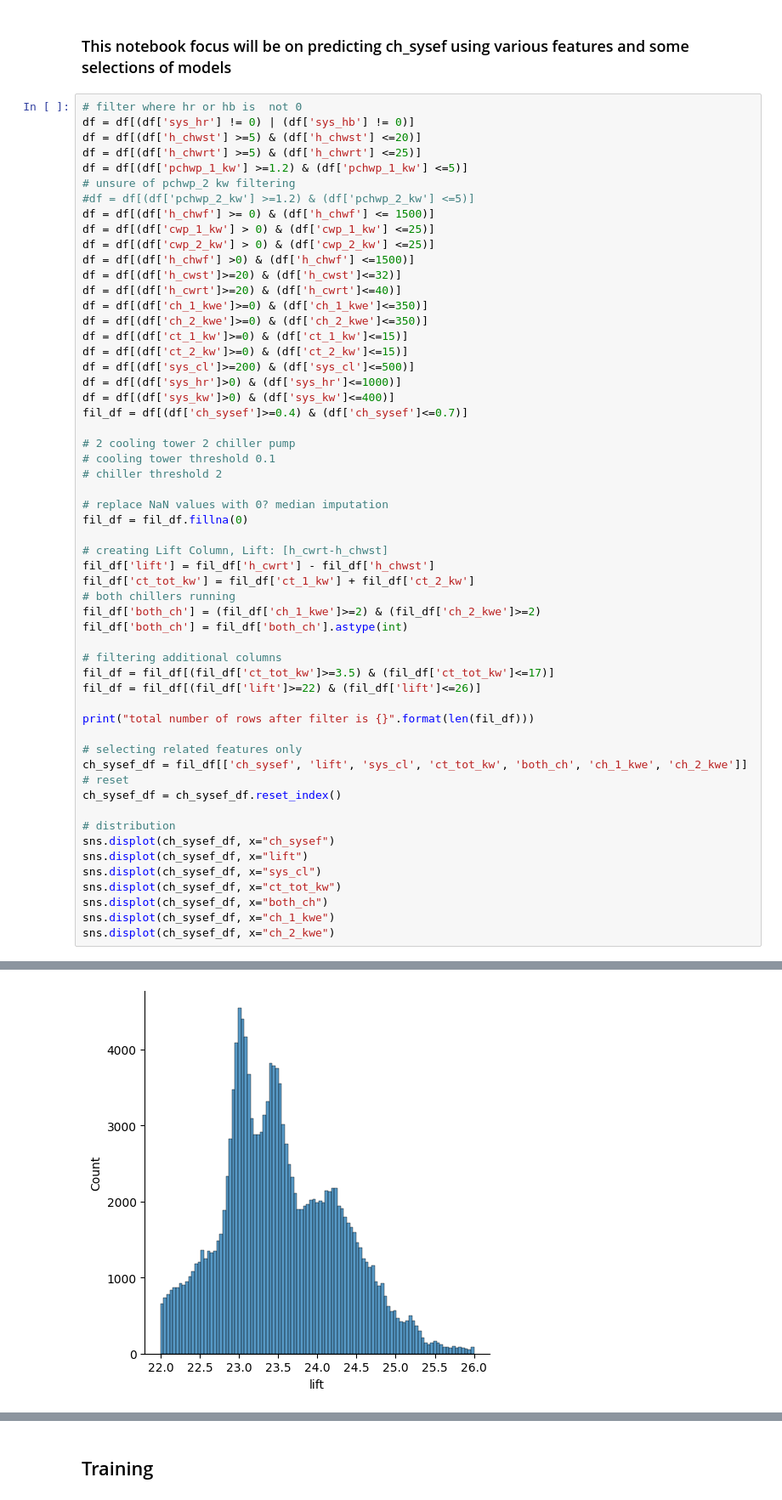
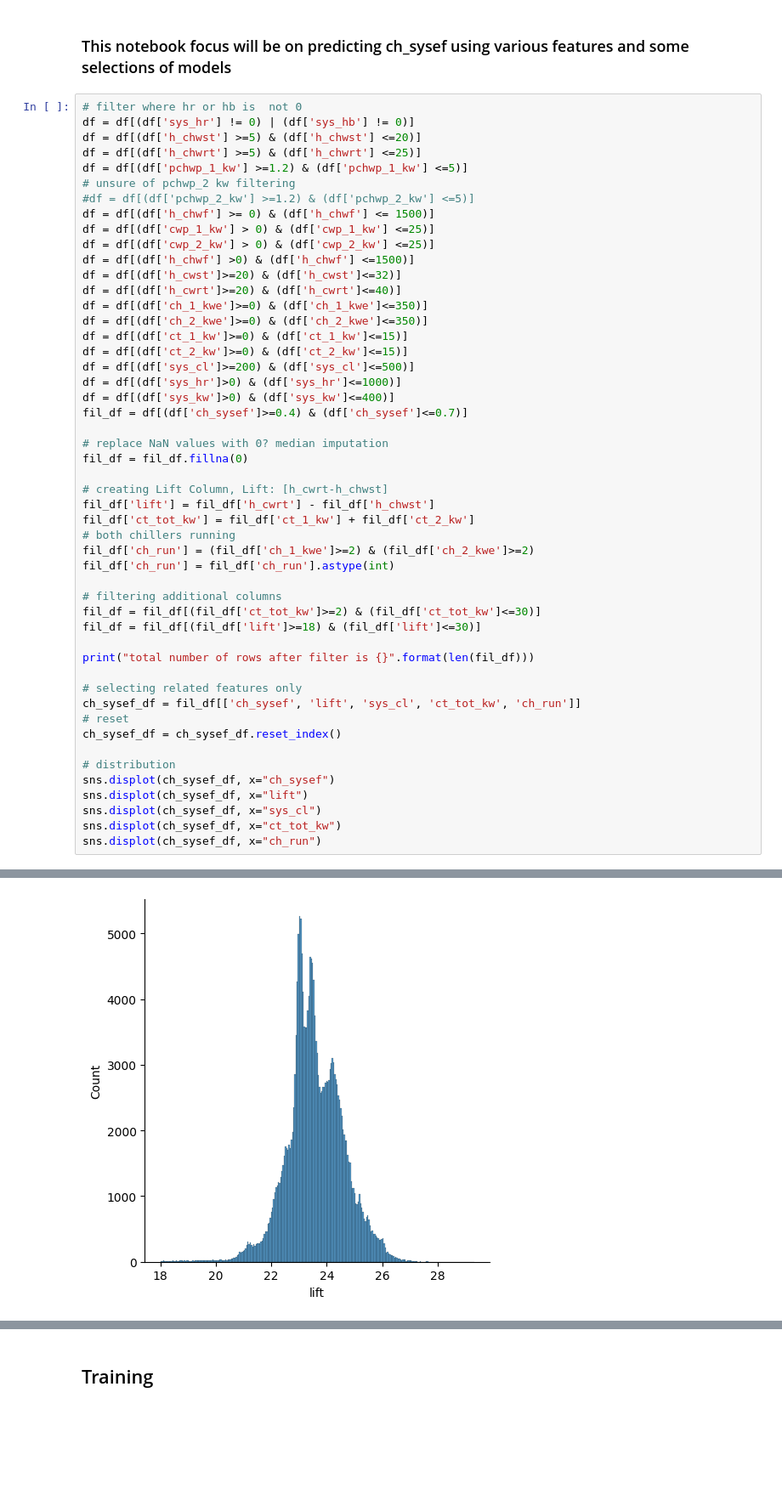
Before and after one commit to kaerintern/optimization, a Jupyter notebook: parklane/parklane_ch_sysef_pred.ipynb, the cells around one changed output, grey strips where cells are left out. Shown at 85% size. Drawn from its saved outputs; the diff is of its cells as text; blank space fills up the shorter version.

```diff
--- a/parklane/parklane_ch_sysef_pred.ipynb
+++ b/parklane/parklane_ch_sysef_pred.ipynb
@@ -38,10 +41,6 @@ df = df[(df['sys_hr']>0) & (df['sys_hr']<=1000)]
 df = df[(df['sys_kw']>0) & (df['sys_kw']<=400)]
 fil_df = df[(df['ch_sysef']>=0.4) & (df['ch_sysef']<=0.7)]
 
-# 2 cooling tower 2 chiller pump
-# cooling tower threshold 0.1
-# chiller threshold 2
-
 # replace NaN values with 0? median imputation
 fil_df = fil_df.fillna(0)
 
@@ -49,17 +48,17 @@ fil_df = fil_df.fillna(0)
 fil_df['lift'] = fil_df['h_cwrt'] - fil_df['h_chwst']
 fil_df['ct_tot_kw'] = fil_df['ct_1_kw'] + fil_df['ct_2_kw']
 # both chillers running
-fil_df['both_ch'] = (fil_df['ch_1_kwe']>=2) & (fil_df['ch_2_kwe']>=2)
-fil_df['both_ch'] = fil_df['both_ch'].astype(int)
+fil_df['ch_run'] = (fil_df['ch_1_kwe']>=2) & (fil_df['ch_2_kwe']>=2)
+fil_df['ch_run'] = fil_df['ch_run'].astype(int)
 
 # filtering additional columns
-fil_df = fil_df[(fil_df['ct_tot_kw']>=3.5) & (fil_df['ct_tot_kw']<=17)]
-fil_df = fil_df[(fil_df['lift']>=22) & (fil_df['lift']<=26)]
+fil_df = fil_df[(fil_df['ct_tot_kw']>=2) & (fil_df['ct_tot_kw']<=30)]
+fil_df = fil_df[(fil_df['lift']>=18) & (fil_df['lift']<=30)]
 
 print("total number of rows after filter is {}".format(len(fil_df)))
 
 # selecting related features only
-ch_sysef_df = fil_df[['ch_sysef', 'lift', 'sys_cl', 'ct_tot_kw', 'both_ch', 'ch_1_kwe', 'ch_2_kwe']]
+ch_sysef_df = fil_df[['ch_sysef', 'lift', 'sys_cl', 'ct_tot_kw', 'ch_run']]
 # reset
 ch_sysef_df = ch_sysef_df.reset_index()
 
@@ -68,7 +67,5 @@ sns.displot(ch_sysef_df, x="ch_sysef")
 sns.displot(ch_sysef_df, x="lift")
 sns.displot(ch_sysef_df, x="sys_cl")
 sns.displot(ch_sysef_df, x="ct_tot_kw")
-sns.displot(ch_sysef_df, x="both_ch")
-sns.displot(ch_sysef_df, x="ch_1_kwe")
-sns.displot(ch_sysef_df, x="ch_2_kwe")
+sns.displot(ch_sysef_df, x="ch_run")
 # %% [output]
@@ -78 +75 @@ total number of rows after filter is 153962
-[figure, old version]
+[figure, new version]
```
Also changed, not shown: parts of 5 cells of this notebook.
